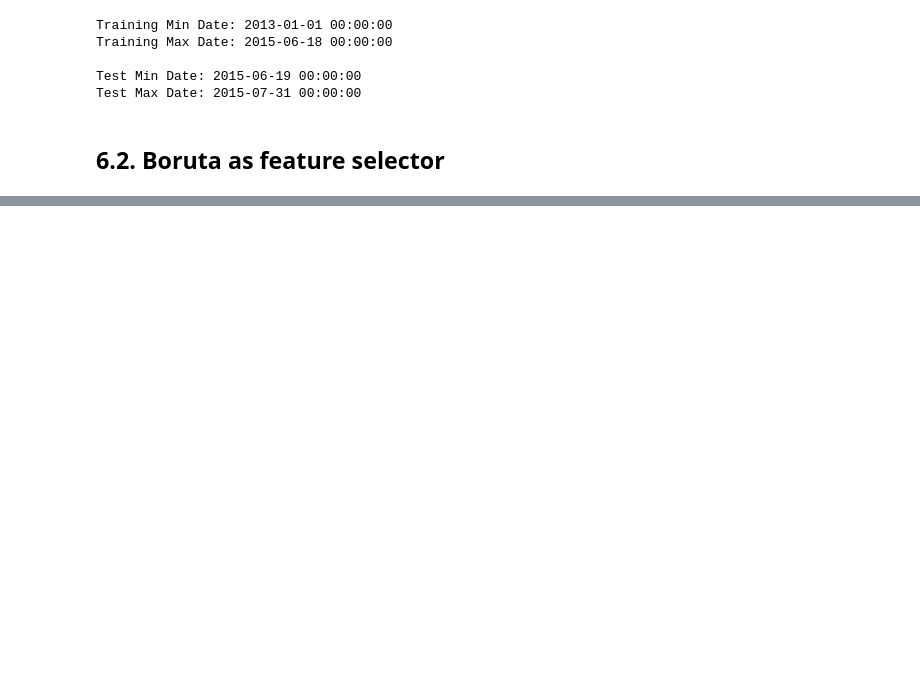
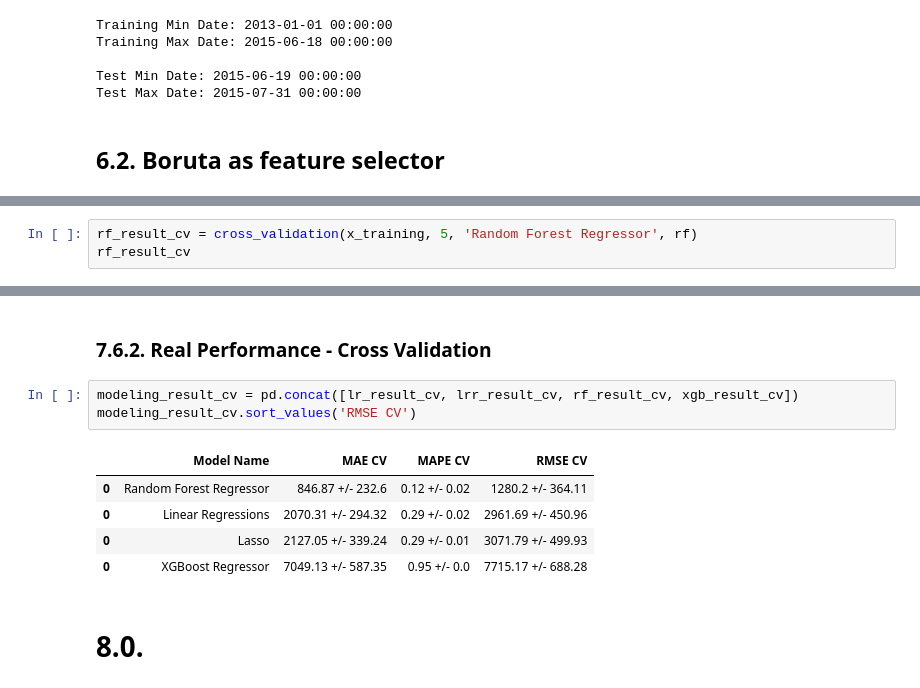
Before and after one commit to StadnikDD/Drugstore-Sales-Forecast, a Jupyter notebook: data_exploratory_analysis.ipynb, the cells around one changed output, grey strips where cells are left out. Saved outputs shown, nothing was run; the diff lists cells and outputs as text; blank space fills up the shorter version.

```diff
--- a/data_exploratory_analysis.ipynb
+++ b/data_exploratory_analysis.ipynb
@@ -1069,0 +1190,3 @@ boruta_selected
+# %%
+rf_result_cv = cross_validation(x_training, 5, 'Random Forest Regressor', rf)
+rf_result_cv
@@ -1069,0 +1238,13 @@ boruta_selected
+# %% [markdown]
+### 7.6.2. Real Performance - Cross Validation
+# %%
+modeling_result_cv = pd.concat([lr_result_cv, lrr_result_cv, rf_result_cv, xgb_result_cv])
+modeling_result_cv.sort_values('RMSE CV')
+# %% [output]
+|  | Model Name | MAE CV | MAPE CV | RMSE CV |
+| 0 | Random Forest Regressor | 846.87 +/- 232.6 | 0.12 +/- 0.02 | 1280.2 +/- 364.11 |
+| 0 | Linear Regressions | 2070.31 +/- 294.32 | 0.29 +/- 0.02 | 2961.69 +/- 450.96 |
+| 0 | Lasso | 2127.05 +/- 339.24 | 0.29 +/- 0.01 | 3071.79 +/- 499.93 |
+| 0 | XGBoost Regressor | 7049.13 +/- 587.35 | 0.95 +/- 0.0 | 7715.17 +/- 688.28 |
+# %% [markdown]
+# 8.0.
```
Also changed, not shown: parts of 46 cells of this notebook.
